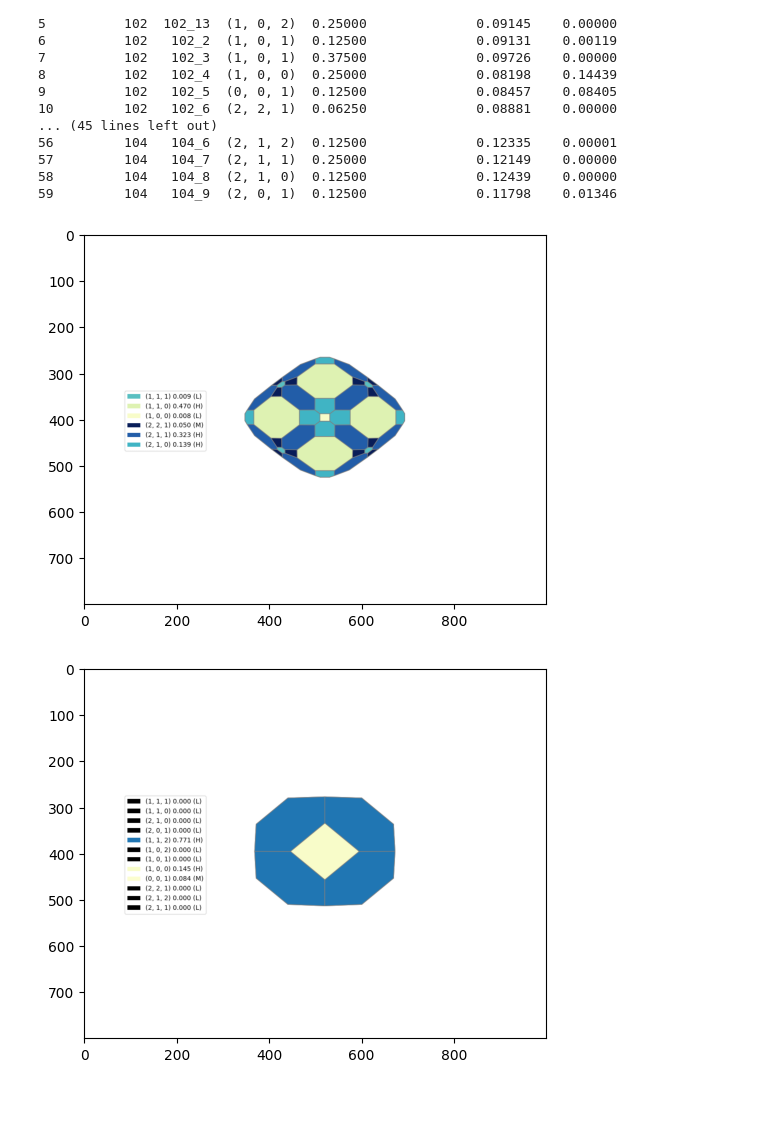
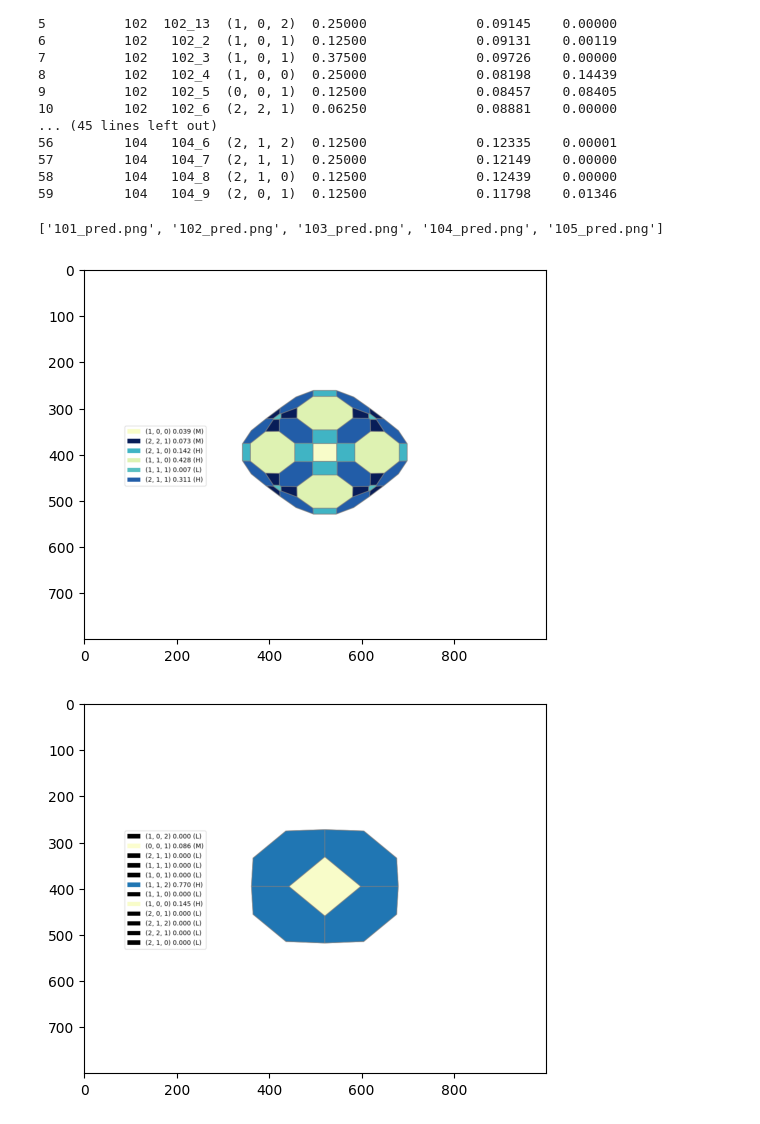
Before and after one commit to Long1Corn/SurFF, a Jupyter notebook: Example_Usage.ipynb, the cells around one changed output. Cells and saved outputs as stored; diff of their text form; code cells hidden in the pictures.

Commit message:
sort image order

```diff
--- a/Example_Usage.ipynb
+++ b/Example_Usage.ipynb
@@ -283,17 +283,20 @@ print(results)
 58         104   104_8  (2, 1, 0)  0.12500              0.12439    0.00000
 59         104   104_9  (2, 0, 1)  0.12500              0.11798    0.01346
 # %%
+import os
 # let view the predicted shape and surface exposure
 image_dir = r"results/example/wulff_shape"
 images = os.listdir(image_dir)
-
+images.sort()
+print(images)
 # plot the .png image
 import matplotlib.pyplot as plt
 
 for image in images:
     img = plt.imread(os.path.join(image_dir, image))
     plt.imshow(img)
     plt.show()
 # %% [output]
+['101_pred.png', '102_pred.png', '103_pred.png', '104_pred.png', '105_pred.png']
-[figure, old version]
+[figure, new version]
-[figure, old version]
+[figure, new version]
```
Also changed, not shown: parts of 1 cell of this notebook, 2 other files.
